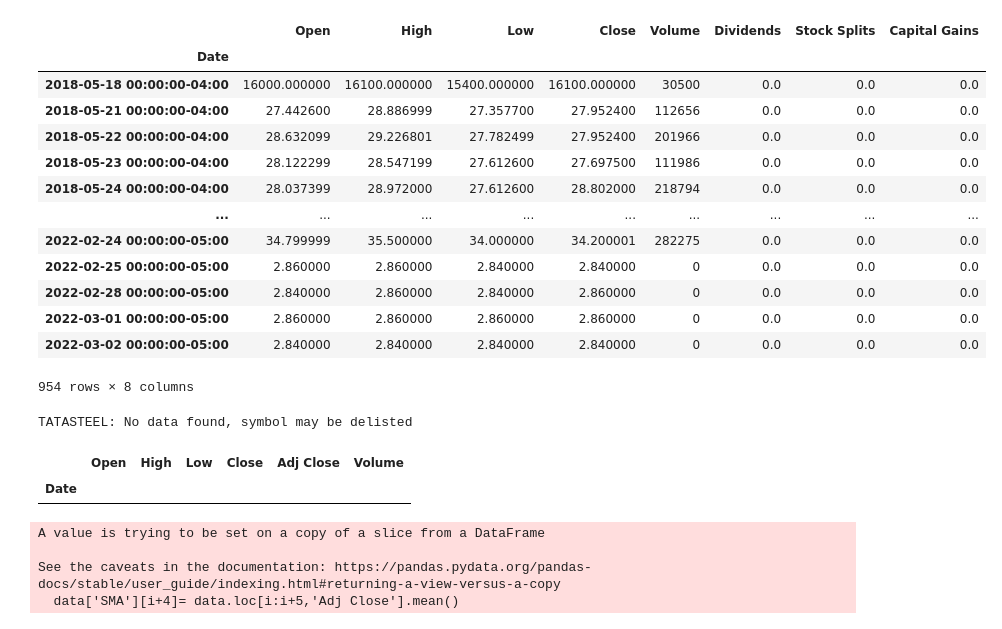
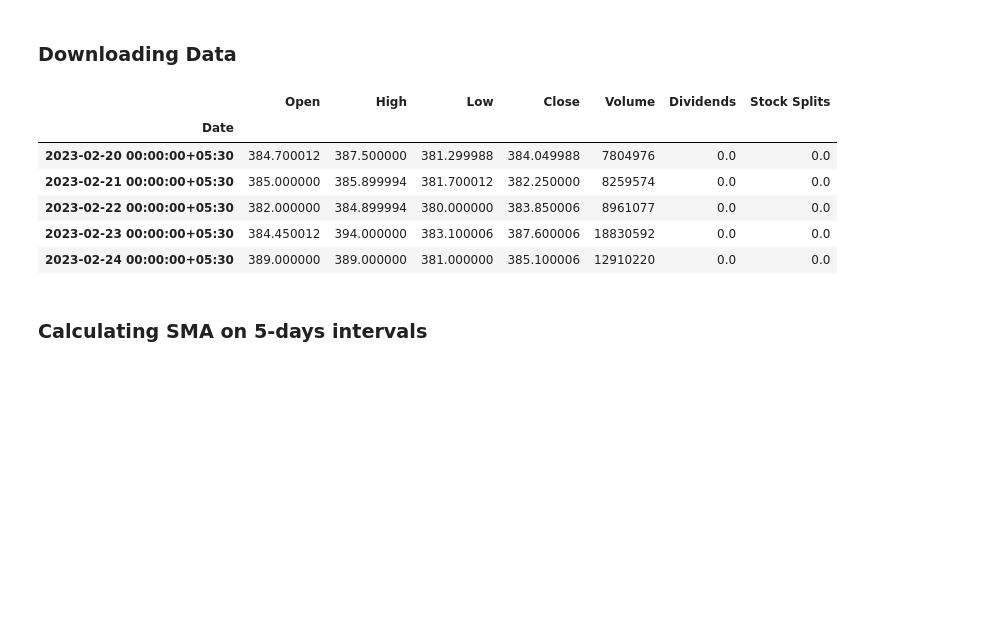
Before and after one commit to ashutosh-goel/algofindev-submissions, a Jupyter notebook: FAC sem pro assignment-1.ipynb, the cells around one changed output. Saved outputs shown, nothing was run; the diff lists cells and outputs as text; code cells hidden in the pictures; blank space fills up the shorter version.

```diff
--- a/FAC sem pro assignment-1.ipynb
+++ b/FAC sem pro assignment-1.ipynb
@@ -17,36 +6,23 @@ data.head()
+# %% [markdown]
+### Downloading Data
 # %%
-ticker = yf.Ticker('ITC')
-df = ticker.history(period="5y")
-df
+ticker = yf.Ticker('ITC.NS')
+data = ticker.history(period="3mo")
+data.head()
 # %% [output]
-|  | Open | High | Low | Close | Volume | Dividends | Stock Splits | Capital Gains |
-| Date |  |  |  |  |  |  |  |  |
-| 2018-05-18 00:00:00-04:00 | 16000.000000 | 16100.000000 | 15400.000000 | 16100.000000 | 30500 | 0.0 | 0.0 | 0.0 |
-| 2018-05-21 00:00:00-04:00 | 27.442600 | 28.886999 | 27.357700 | 27.952400 | 112656 | 0.0 | 0.0 | 0.0 |
-| 2018-05-22 00:00:00-04:00 | 28.632099 | 29.226801 | 27.782499 | 27.952400 | 201966 | 0.0 | 0.0 | 0.0 |
-| 2018-05-23 00:00:00-04:00 | 28.122299 | 28.547199 | 27.612600 | 27.697500 | 111986 | 0.0 | 0.0 | 0.0 |
-| 2018-05-24 00:00:00-04:00 | 28.037399 | 28.972000 | 27.612600 | 28.802000 | 218794 | 0.0 | 0.0 | 0.0 |
-| ... | ... | ... | ... | ... | ... | ... | ... | ... |
-| 2022-02-24 00:00:00-05:00 | 34.799999 | 35.500000 | 34.000000 | 34.200001 | 282275 | 0.0 | 0.0 | 0.0 |
-| 2022-02-25 00:00:00-05:00 | 2.860000 | 2.860000 | 2.840000 | 2.840000 | 0 | 0.0 | 0.0 | 0.0 |
-| 2022-02-28 00:00:00-05:00 | 2.840000 | 2.860000 | 2.840000 | 2.860000 | 0 | 0.0 | 0.0 | 0.0 |
-| 2022-03-01 00:00:00-05:00 | 2.860000 | 2.860000 | 2.860000 | 2.860000 | 0 | 0.0 | 0.0 | 0.0 |
-| 2022-03-02 00:00:00-05:00 | 2.840000 | 2.840000 | 2.840000 | 2.840000 | 0 | 0.0 | 0.0 | 0.0 |
+|  | Open | High | Low | Close | Volume | Dividends | Stock Splits |
+| Date |  |  |  |  |  |  |  |
+| 2023-02-20 00:00:00+05:30 | 384.700012 | 387.500000 | 381.299988 | 384.049988 | 7804976 | 0.0 | 0.0 |
+| 2023-02-21 00:00:00+05:30 | 385.000000 | 385.899994 | 381.700012 | 382.250000 | 8259574 | 0.0 | 0.0 |
+| 2023-02-22 00:00:00+05:30 | 382.000000 | 384.899994 | 380.000000 | 383.850006 | 8961077 | 0.0 | 0.0 |
+| 2023-02-23 00:00:00+05:30 | 384.450012 | 394.000000 | 383.100006 | 387.600006 | 18830592 | 0.0 | 0.0 |
+| 2023-02-24 00:00:00+05:30 | 389.000000 | 389.000000 | 381.000000 | 385.100006 | 12910220 | 0.0 | 0.0 |
-954 rows × 8 columns
-# %%
-ticker = yf.Ticker('TATASTEEL')
-bdf = ticker.history(period="5y")
-bdf
-# %% [output]
-TATASTEEL: No data found, symbol may be delisted
-|  | Open | High | Low | Close | Adj Close | Volume |
-| Date |  |  |  |  |  |  |
+# %% [markdown]
+### Calculating SMA on 5-days intervals
 # %%
-data['SMA']=0
+SMA=np.zeros(len(data))
 for i in range(len(data)-4):
-    data['SMA'][i+4]= data.loc[i:i+5,'Adj Close'].mean()
+      close = data.iloc[i:i+5, data.columns.get_loc('Close')]
+      SMA[i+4] = close.mean()
+      if SMA[i]==0:
+            SMA[i]=None
-# %% [output]
-A value is trying to be set on a copy of a slice from a DataFrame
-
-See the caveats in the documentation: https://pandas.pydata.org/pandas-docs/stable/user_guide/indexing.html#returning-a-view-versus-a-copy
-  data['SMA'][i+4]= data.loc[i:i+5,'Adj Close'].mean()
```
Also changed, not shown: parts of 12 cells of this notebook.
